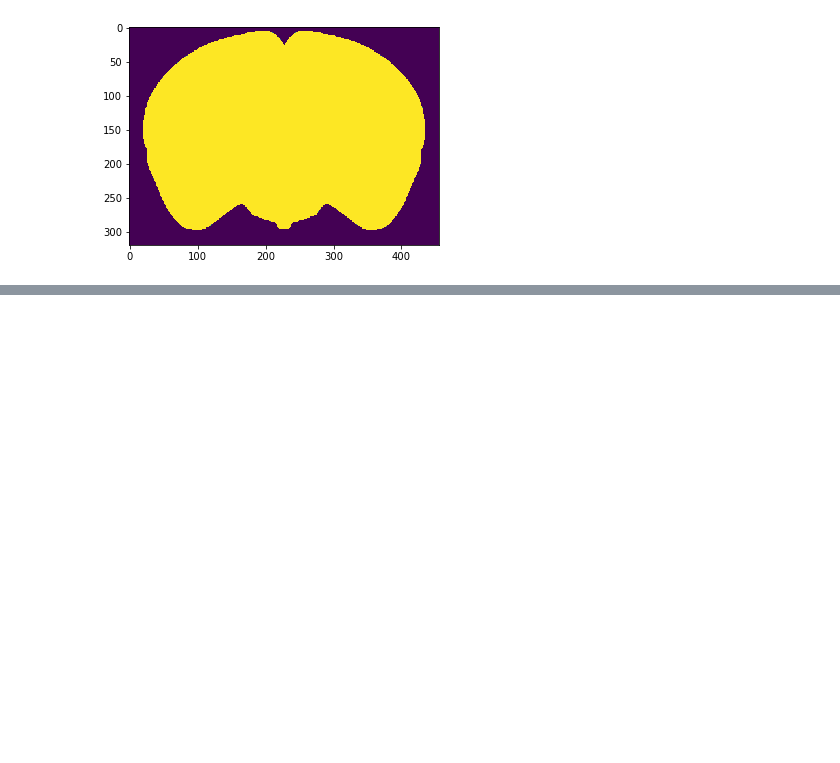
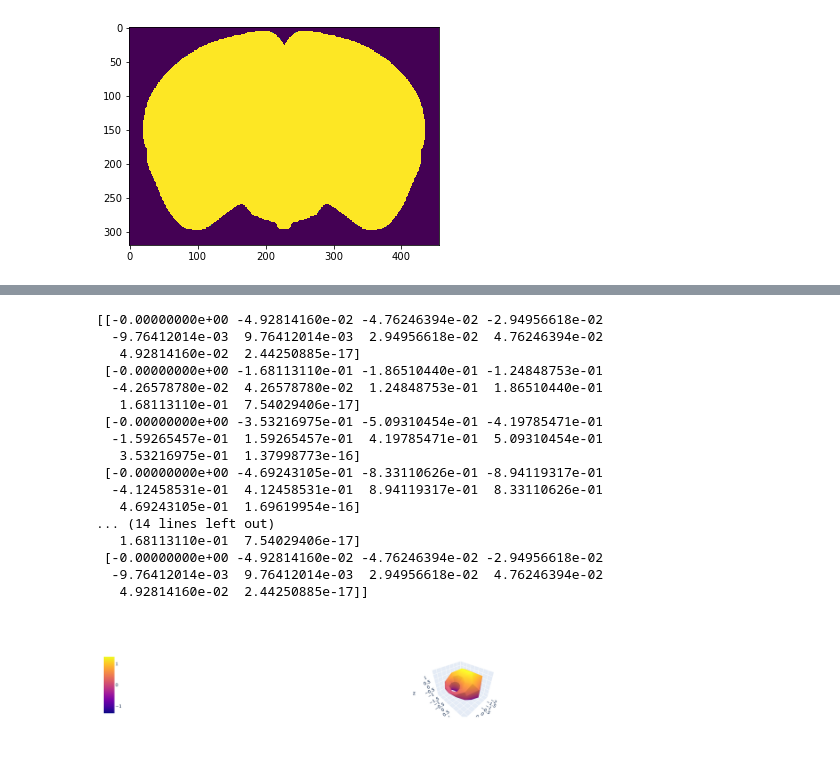
Before and after one commit to ColasDroin/lbae, a Jupyter notebook: notebooks/local/3D_plot-Copy1.ipynb, the cells around one changed output, grey strips where cells are left out. Saved outputs shown, nothing was run; the diff lists cells and outputs as text; code cells hidden in the pictures; blank space fills up the shorter version.

Commit message:
Updated 3d surface plot

```diff
--- a/notebooks/local/3D_plot-Copy1.ipynb
+++ b/notebooks/local/3D_plot-Copy1.ipynb
@@ -56 +138,33 @@ plt.show()
+# %%
+a, b, d = 1.32, 1., 0.8
+c = a**2 - b**2
+u, v = np.mgrid[0:2*np.pi:10j, 0:2*np.pi:10j]
+x = (d * (c - a * np.cos(u) * np.cos(v)) + b**2 * np.cos(u)) / (a - c * np.cos(u) * np.cos(v))
+y = b * np.sin(u) * (a - d*np.cos(v)) / (a - c * np.cos(u) * np.cos(v))
+z = b * np.sin(v) * (c*np.cos(u) - d) / (a - c * np.cos(u) * np.cos(v))
+
+#print(x)
+#print(y)
+print(z)
+fig = go.Figure(data = go.Surface(x=x, y=y, z=z, colorbar_x=-0.07))
+fig.show()
+# %% [output]
+[[-0.00000000e+00 -4.92814160e-02 -4.76246394e-02 -2.94956618e-02
+  -9.76412014e-03  9.76412014e-03  2.94956618e-02  4.76246394e-02
+   4.92814160e-02  2.44250885e-17]
+ [-0.00000000e+00 -1.68113110e-01 -1.86510440e-01 -1.24848753e-01
+  -4.26578780e-02  4.26578780e-02  1.24848753e-01  1.86510440e-01
+   1.68113110e-01  7.54029406e-17]
+ [-0.00000000e+00 -3.53216975e-01 -5.09310454e-01 -4.19785471e-01
+  -1.59265457e-01  1.59265457e-01  4.19785471e-01  5.09310454e-01
+   3.53216975e-01  1.37998773e-16]
+ [-0.00000000e+00 -4.69243105e-01 -8.33110626e-01 -8.94119317e-01
+  -4.12458531e-01  4.12458531e-01  8.94119317e-01  8.33110626e-01
+   4.69243105e-01  1.69619954e-16]
+... (14 lines left out)
+   1.68113110e-01  7.54029406e-17]
+ [-0.00000000e+00 -4.92814160e-02 -4.76246394e-02 -2.94956618e-02
+  -9.76412014e-03  9.76412014e-03  2.94956618e-02  4.76246394e-02
+   4.92814160e-02  2.44250885e-17]]
+[figure, added]
 # %%
```
Also changed, not shown: parts of 10 cells of this notebook, 4 other files.
